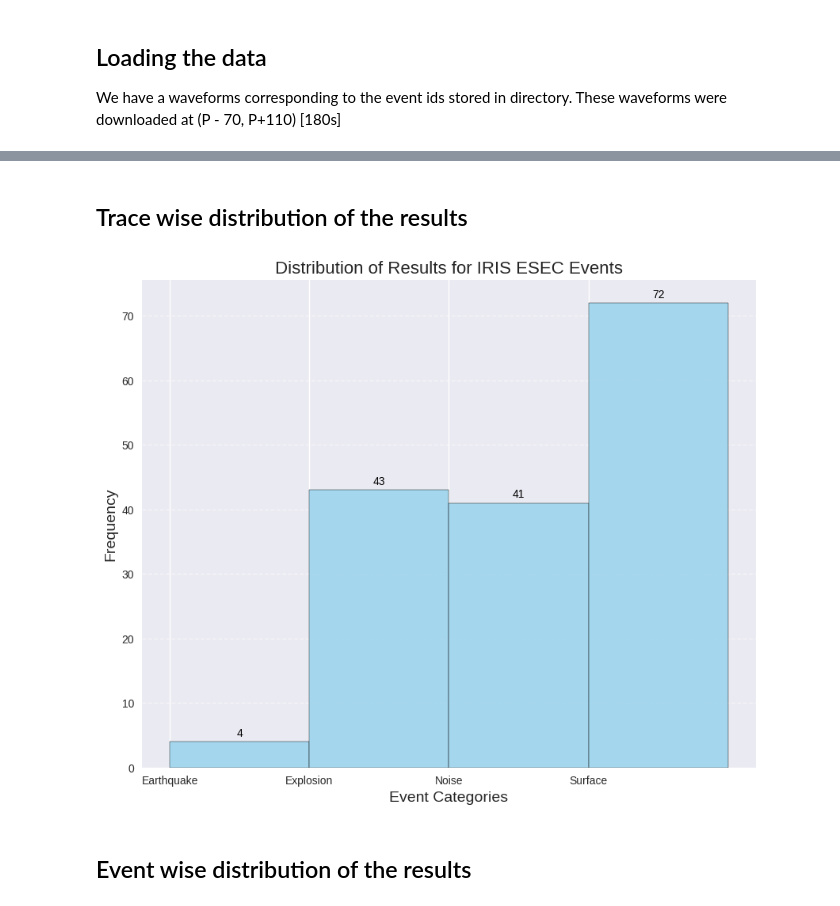
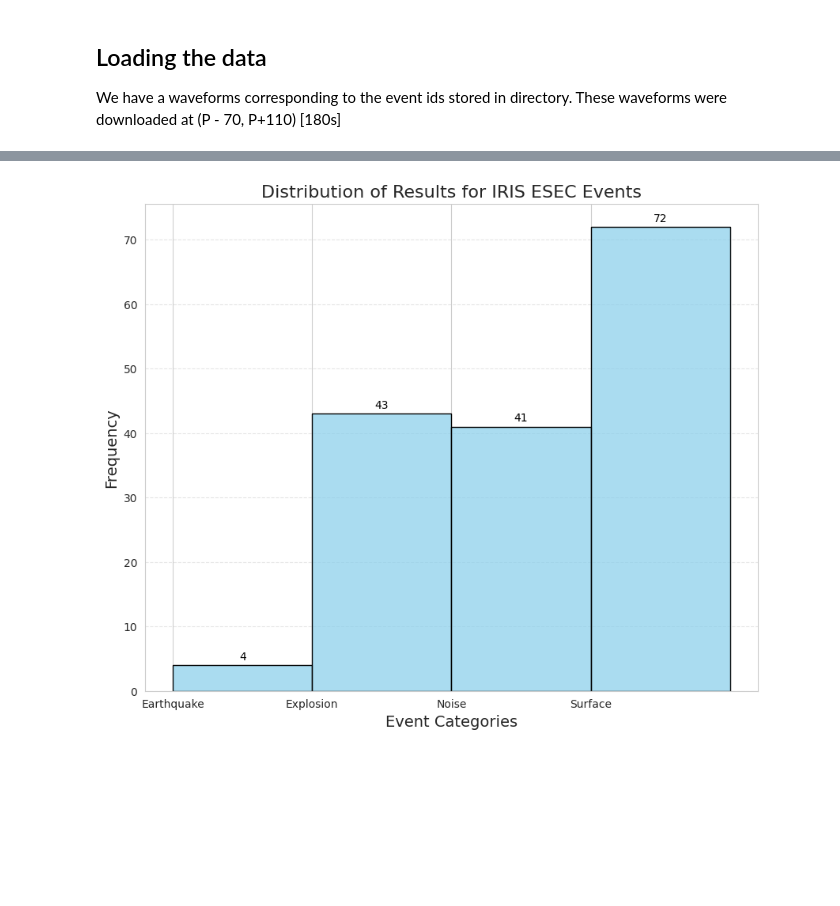
Before and after one commit to Akashkharita/PNW_Seismic_Event_Classification, a Jupyter notebook: notebooks/testing_on_esec_events.ipynb, the cells around one changed output, grey strips where cells are left out. Cells and saved outputs as stored; diff of their text form; code cells hidden in the pictures; blank space fills up the shorter version.

```diff
--- a/notebooks/testing_on_esec_events.ipynb
+++ b/notebooks/testing_on_esec_events.ipynb
@@ -282,26 +280,21 @@ array([3, 3, 3, 3, 3, 2, 2, 2, 3, 2, 2, 2, 1, 1, 1, 3, 3, 1, 3, 3, 1, 3, 3,
-# %% [markdown]
-## Trace wise distribution of the results
 # %%
-plt.style.use('seaborn')
 plt.figure(figsize=(10, 8))
 ax = sns.histplot(results, bins=range(5), color='skyblue', edgecolor='black', alpha=0.7)
 plt.title('Distribution of Results for IRIS ESEC Events', fontsize=16)
 plt.xlabel('Event Categories', fontsize=14)
 plt.ylabel('Frequency', fontsize=14)
 plt.xticks(range(4), labels=['Earthquake', 'Explosion', 'Noise', 'Surface'])
 plt.grid(axis='y', linestyle='--', alpha=0.5)
 
 # Adding annotations with the number of events in each bin
 for p in ax.patches:
     ax.annotate(f'{int(p.get_height())}', (p.get_x() + p.get_width() / 2., p.get_height()),
                 ha='center', va='baseline', fontsize=10, color='black', xytext=(0, 5),
                 textcoords='offset points')
 
 plt.show()
 # %% [output]
-[figure, old version]
+[figure, new version]
-# %% [markdown]
-## Event wise distribution of the results
 # %%
 features_new['eq_probs']  = probs[:,0]
 features_new['px_probs']  = probs[:,1]
```
Also changed, not shown: parts of 38 cells of this notebook.
